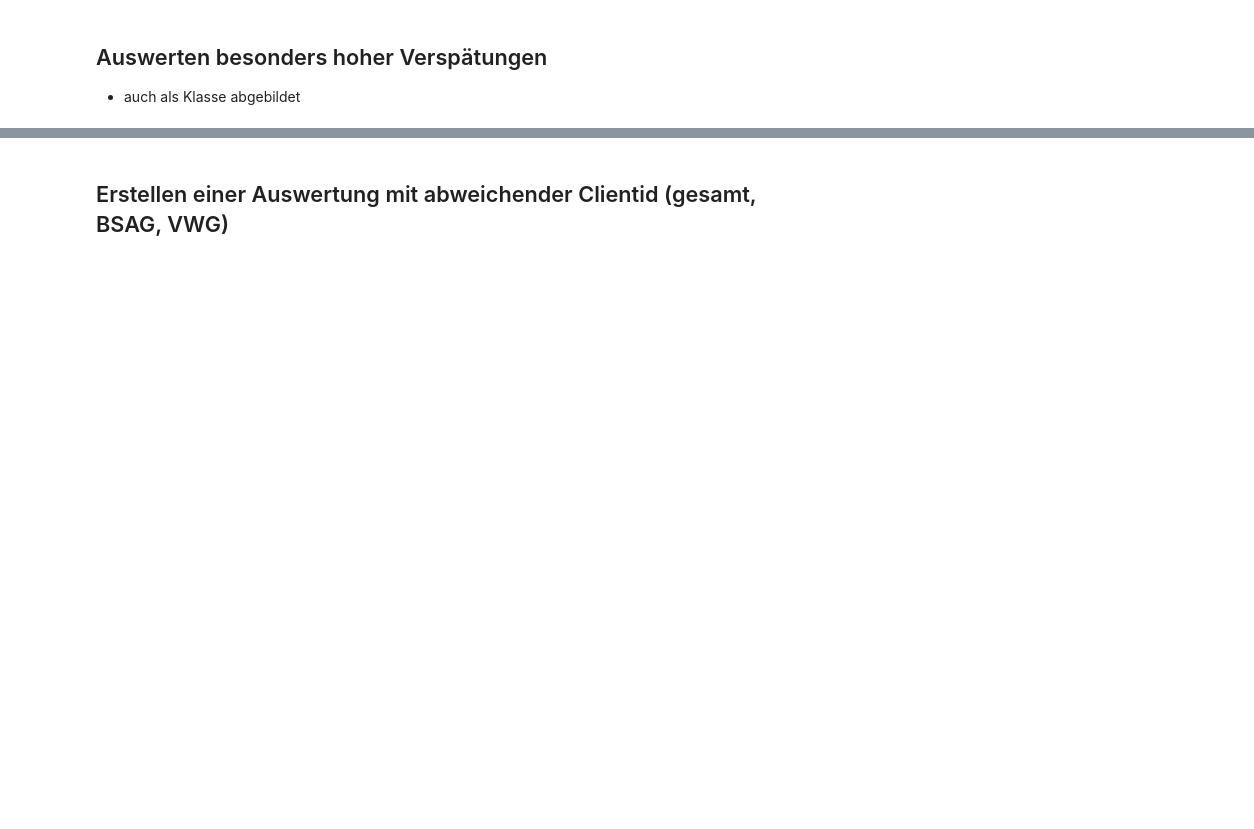
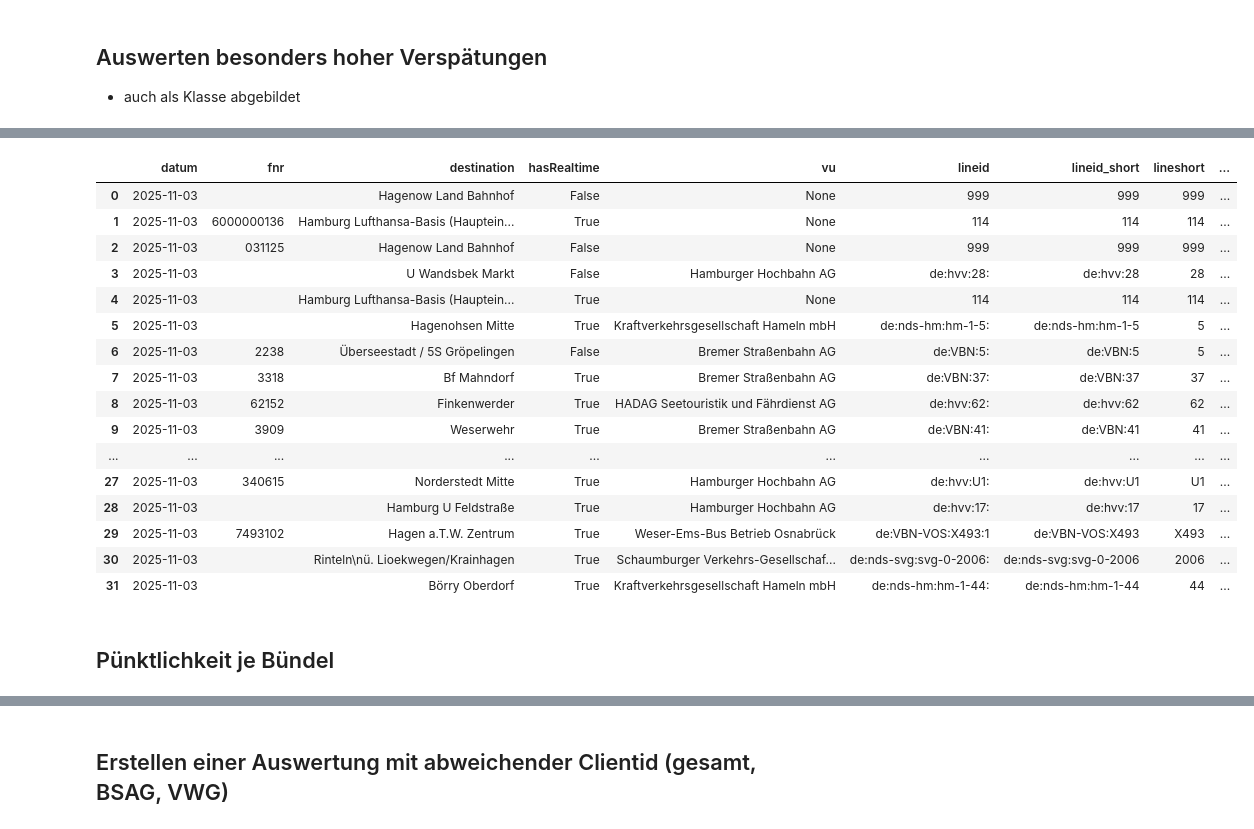
Before and after one commit to zvbn-code/rt2, a Jupyter notebook: rt_auswertung_parquet.ipynb, the cells around one changed output, grey strips where cells are left out. Saved outputs shown, nothing was run; the diff lists cells and outputs as text; code cells hidden in the pictures; blank space fills up the shorter version.

```diff
--- a/rt_auswertung_parquet.ipynb
+++ b/rt_auswertung_parquet.ipynb
@@ -262,7 +468,27 @@ rt.create_table_matrix(server = 'prod')
 # %%
 rt.cursor.sql("""select *
               from zusatz
-              where datum = '2025-01-14'
+              where datum = '2025-11-03'
               and fahrtstarttime::text like '%06:15%'
               -- and destination like '%Bremen%'
               -- limit 5""").df()
+# %% [output]
+|  | datum | fnr | destination | hasRealtime | vu | lineid | lineid_short | lineshort | ... |
+| 0 | 2025-11-03 |  | Hagenow Land Bahnhof | False | None | 999 | 999 | 999 | ... |
+| 1 | 2025-11-03 | 6000000136 | Hamburg Lufthansa-Basis (Hauptein... | True | None | 114 | 114 | 114 | ... |
+| 2 | 2025-11-03 | 031125 | Hagenow Land Bahnhof | False | None | 999 | 999 | 999 | ... |
+| 3 | 2025-11-03 |  | U Wandsbek Markt | False | Hamburger Hochbahn AG | de:hvv:28: | de:hvv:28 | 28 | ... |
+| 4 | 2025-11-03 |  | Hamburg Lufthansa-Basis (Hauptein... | True | None | 114 | 114 | 114 | ... |
+| 5 | 2025-11-03 |  | Hagenohsen Mitte | True | Kraftverkehrsgesellschaft Hameln mbH | de:nds-hm:hm-1-5: | de:nds-hm:hm-1-5 | 5 | ... |
+| 6 | 2025-11-03 | 2238 | Überseestadt / 5S Gröpelingen | False | Bremer Straßenbahn AG | de:VBN:5: | de:VBN:5 | 5 | ... |
+| 7 | 2025-11-03 | 3318 | Bf Mahndorf | True | Bremer Straßenbahn AG | de:VBN:37: | de:VBN:37 | 37 | ... |
+| 8 | 2025-11-03 | 62152 | Finkenwerder | True | HADAG Seetouristik und Fährdienst AG | de:hvv:62: | de:hvv:62 | 62 | ... |
+| 9 | 2025-11-03 | 3909 | Weserwehr | True | Bremer Straßenbahn AG | de:VBN:41: | de:VBN:41 | 41 | ... |
+| ... | ... | ... | ... | ... | ... | ... | ... | ... | ... |
+| 27 | 2025-11-03 | 340615 | Norderstedt Mitte | True | Hamburger Hochbahn AG | de:hvv:U1: | de:hvv:U1 | U1 | ... |
+| 28 | 2025-11-03 |  | Hamburg U Feldstraße | True | Hamburger Hochbahn AG | de:hvv:17: | de:hvv:17 | 17 | ... |
+| 29 | 2025-11-03 | 7493102 | Hagen a.T.W. Zentrum | True | Weser-Ems-Bus Betrieb Osnabrück | de:VBN-VOS:X493:1 | de:VBN-VOS:X493 | X493 | ... |
+| 30 | 2025-11-03 |  | Rinteln\nü. Lioekwegen/Krainhagen | True | Schaumburger Verkehrs-Gesellschaf... | de:nds-svg:svg-0-2006: | de:nds-svg:svg-0-2006 | 2006 | ... |
+| 31 | 2025-11-03 |  | Börry Oberdorf | True | Kraftverkehrsgesellschaft Hameln mbH | de:nds-hm:hm-1-44: | de:nds-hm:hm-1-44 | 44 | ... |
+# %% [markdown]
+## Pünktlichkeit je Bündel
```
Also changed, not shown: parts of 48 cells of this notebook.
